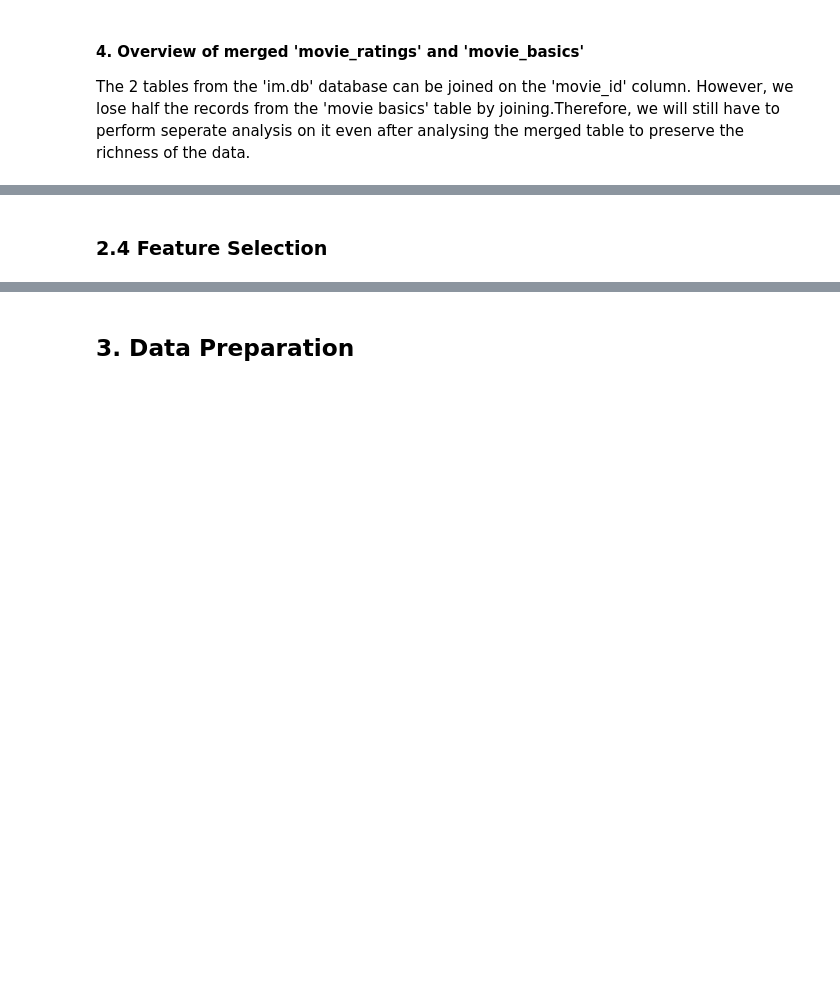
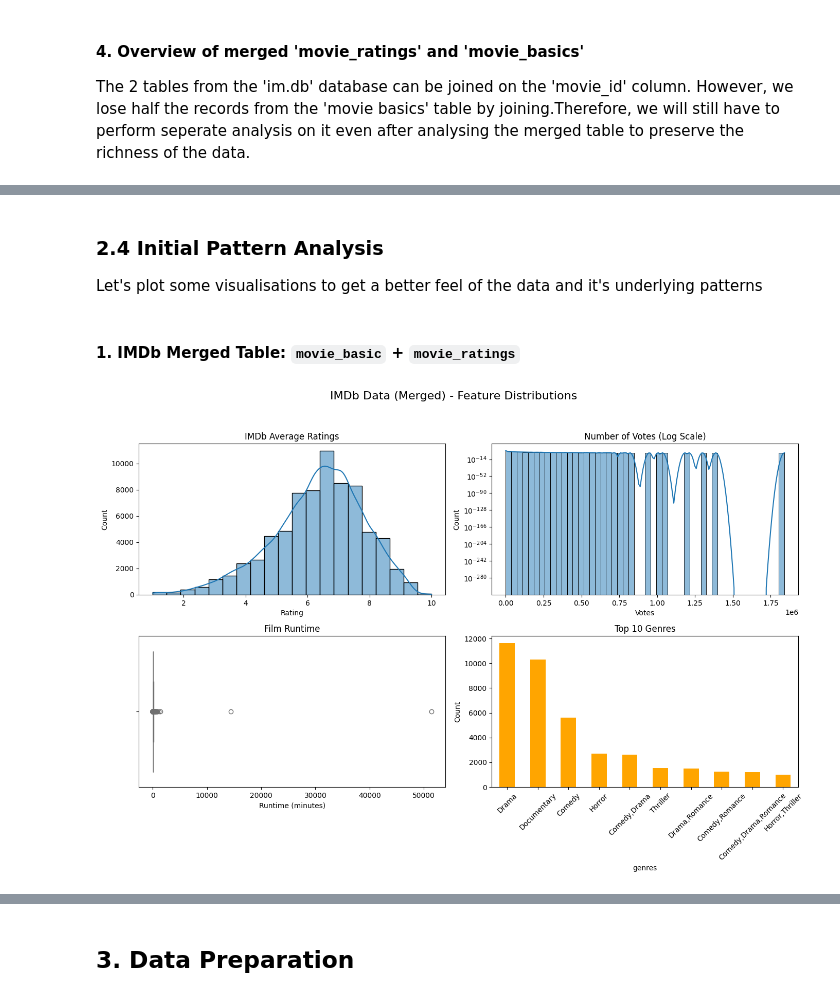
Before and after one commit to Dc-qwerty/Group-4-phase-2-project, a Jupyter notebook: newmoviestudio.ipynb, the cells around one changed output, grey strips where cells are left out. Saved outputs shown, nothing was run; the diff lists cells and outputs as text; code cells hidden in the pictures; blank space fills up the shorter version.

Commit message:
Data Understanding Update

```diff
--- a/newmoviestudio.ipynb
+++ b/newmoviestudio.ipynb
@@ -320,5 +321,42 @@ These features provide a holistic view of each film by combining:
 - **Descriptive and categorical characteristics** (like genre and runtime),
 - **Audience sentiment** (via ratings and vote counts), and
 - **Temporal context** (release year).
-# %% [markdown]
-### 2.4 Feature Selection
+# %% [markdown]
+### 2.4 Initial Pattern Analysis
+Let's plot some visualisations to get a better feel of the data and it's underlying patterns
+# %% [markdown]
+#### 1. IMDb Merged Table: `movie_basic` + `movie_ratings`
+# %%
+import matplotlib.pyplot as plt
+import seaborn as sns
+
+# Set up the subplot grid
+fig, axes = plt.subplots(2, 2, figsize=(14, 10))
+fig.suptitle("IMDb Data (Merged) - Feature Distributions", fontsize=16)
+
+# 1. Average Rating Distribution
+sns.histplot(df_merged['averagerating'], bins=20, kde=True, ax=axes[0, 0])
+axes[0, 0].set_title("IMDb Average Ratings")
+axes[0, 0].set_xlabel("Rating")
+
+# 2. Number of Votes Distribution
+sns.histplot(df_merged['numvotes'], bins=50, kde=True, ax=axes[0, 1])
+axes[0, 1].set_title("Number of Votes (Log Scale)")
+axes[0, 1].set_xlabel("Votes")
+axes[0, 1].set_yscale("log")
+
+# 3. Runtime Distribution
+sns.boxplot(x=df_merged['runtime_minutes'], ax=axes[1, 0], color="skyblue")
+axes[1, 0].set_title("Film Runtime")
+axes[1, 0].set_xlabel("Runtime (minutes)")
+
+# 4. Top 10 Genres by Frequency
+df_merged['genres'].value_counts().head(10).plot(kind='bar', ax=axes[1, 1], color="orange")
+axes[1, 1].set_title("Top 10 Genres")
+axes[1, 1].set_ylabel("Count")
+axes[1, 1].tick_params(axis='x', rotation=45)
+
+plt.tight_layout(rect=[0, 0.03, 1, 0.95])
+plt.show()
+# %% [output]
+[figure, added]
```
Also changed, not shown: parts of 12 cells of this notebook.
